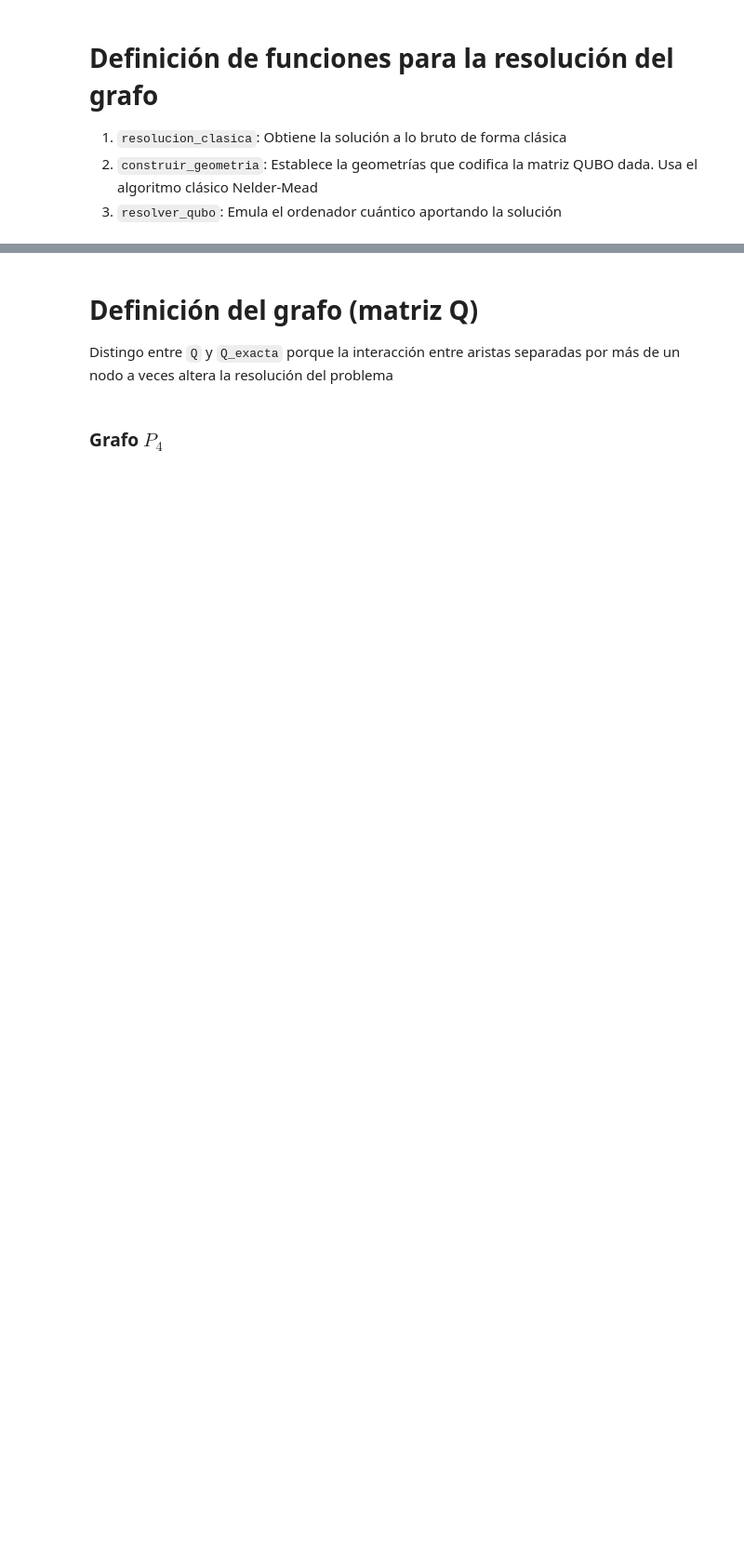
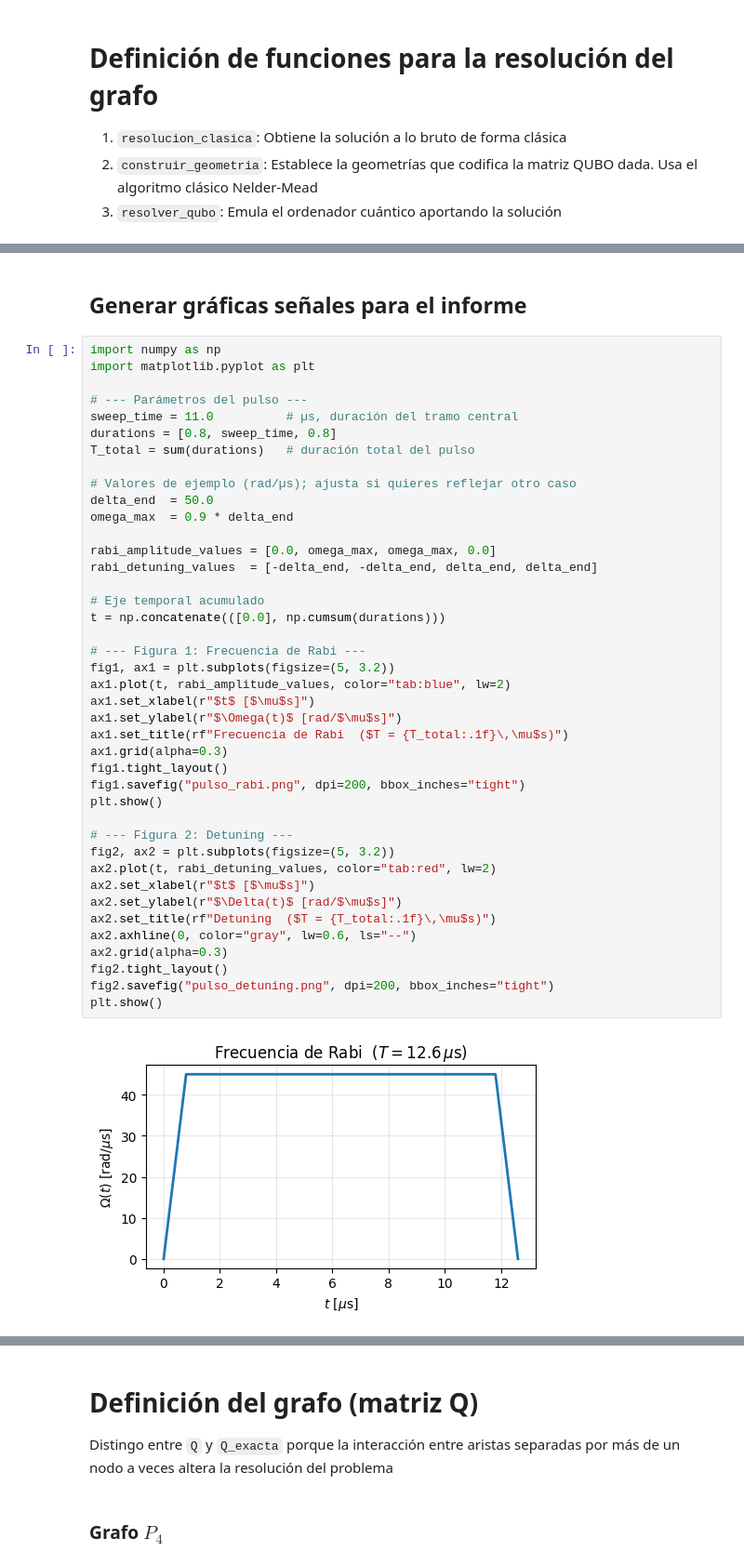
Before and after one commit to javipena2003/Codigo_tfg, a Jupyter notebook: 7_QUBO_funciones.ipynb, the cells around one changed output, grey strips where cells are left out. Shown at 93% size. Drawn from its saved outputs; the diff is of its cells as text; blank space fills up the shorter version.

```diff
--- a/7_QUBO_funciones.ipynb
+++ b/7_QUBO_funciones.ipynb
@@ -219,0 +231,45 @@ def resolver_qubo(Q, geometria, sort_zipped, A, B, C,
+# %% [markdown]
+## Generar gráficas señales para el informe
+# %%
+import numpy as np
+import matplotlib.pyplot as plt
+
+# --- Parámetros del pulso ---
+sweep_time = 11.0          # µs, duración del tramo central
+durations = [0.8, sweep_time, 0.8]
+T_total = sum(durations)   # duración total del pulso
+
+# Valores de ejemplo (rad/µs); ajusta si quieres reflejar otro caso
+delta_end  = 50.0
+omega_max  = 0.9 * delta_end
+
+rabi_amplitude_values = [0.0, omega_max, omega_max, 0.0]
+rabi_detuning_values  = [-delta_end, -delta_end, delta_end, delta_end]
+
+# Eje temporal acumulado
+t = np.concatenate(([0.0], np.cumsum(durations)))
+
+# --- Figura 1: Frecuencia de Rabi ---
+fig1, ax1 = plt.subplots(figsize=(5, 3.2))
+ax1.plot(t, rabi_amplitude_values, color="tab:blue", lw=2)
+ax1.set_xlabel(r"$t$ [$\mu$s]")
+ax1.set_ylabel(r"$\Omega(t)$ [rad/$\mu$s]")
+ax1.set_title(rf"Frecuencia de Rabi  ($T = {T_total:.1f}\,\mu$s)")
+ax1.grid(alpha=0.3)
+fig1.tight_layout()
+fig1.savefig("pulso_rabi.png", dpi=200, bbox_inches="tight")
+plt.show()
+
+# --- Figura 2: Detuning ---
+fig2, ax2 = plt.subplots(figsize=(5, 3.2))
+ax2.plot(t, rabi_detuning_values, color="tab:red", lw=2)
+ax2.set_xlabel(r"$t$ [$\mu$s]")
+ax2.set_ylabel(r"$\Delta(t)$ [rad/$\mu$s]")
+ax2.set_title(rf"Detuning  ($T = {T_total:.1f}\,\mu$s)")
+ax2.axhline(0, color="gray", lw=0.6, ls="--")
+ax2.grid(alpha=0.3)
+fig2.tight_layout()
+fig2.savefig("pulso_detuning.png", dpi=200, bbox_inches="tight")
+plt.show()
+# %% [output]
+[figure, added]
```
Also changed, not shown: parts of 5 cells of this notebook, 5 other files.
